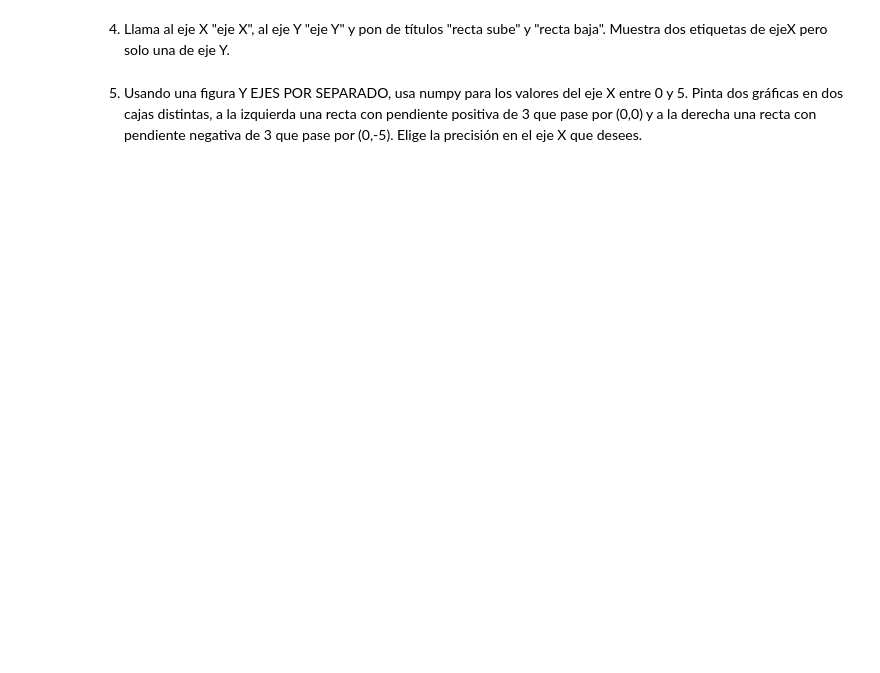
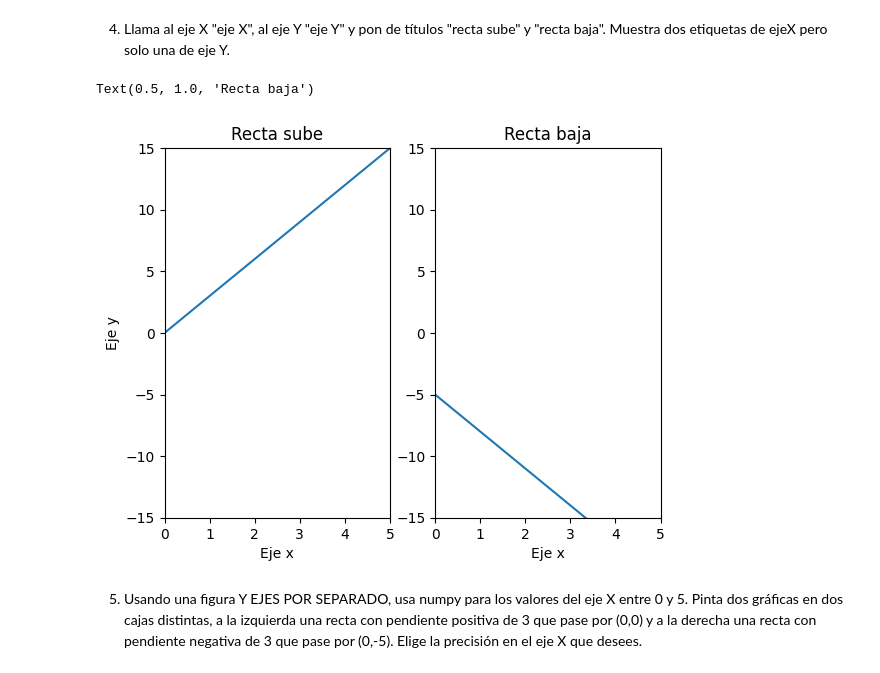
Before and after one commit to MNievas12/2411_dsft_thebridge, a Jupyter notebook: 2-Data-Analysis/4-Visualización/1-Matplotlib/ejercicios/ejercicios_Matplotlib.ipynb, the cells around one changed output. Drawn from its saved outputs; the diff is of its cells as text; code cells hidden in the pictures; blank space fills up the shorter version.

```diff
--- a/2-Data-Analysis/4-Visualización/1-Matplotlib/ejercicios/ejercicios_Matplotlib.ipynb
+++ b/2-Data-Analysis/4-Visualización/1-Matplotlib/ejercicios/ejercicios_Matplotlib.ipynb
@@ -70,4 +83,23 @@ ax[1].plot(x, y2)
 # %% [markdown]
 4. Llama al eje X "eje X", al eje Y "eje Y" y pon de títulos "recta sube" y "recta baja". Muestra dos etiquetas de ejeX pero solo una de eje Y.
+# %%
+plt.subplot(1,2,1)
+plt.plot(x, y1)
+plt.xlim(0,5)
+plt.ylim(-15,15)
+plt.xlabel("Eje x")
+plt.ylabel("Eje y")
+plt.title("Recta sube")
+
+plt.subplot(1,2,2)
+plt.plot(x, y2)
+plt.xlim(0,5)
+plt.ylim(-15,15)
+plt.xlabel("Eje x")
+# plt.ylabel("Eje y")
+plt.title("Recta baja")
+# %% [output]
+Text(0.5, 1.0, 'Recta baja')
+[figure, added]
 # %% [markdown]
 5. Usando una figura Y EJES POR SEPARADO, usa numpy para los valores del eje X entre 0 y 5. Pinta dos gráficas en dos cajas distintas, a la izquierda una recta con pendiente positiva de 3 que pase por (0,0) y a la derecha una recta con pendiente negativa de 3 que pase por (0,-5). Elige la precisión en el eje X que desees.
```
Also changed, not shown: parts of 12 cells of this notebook.
